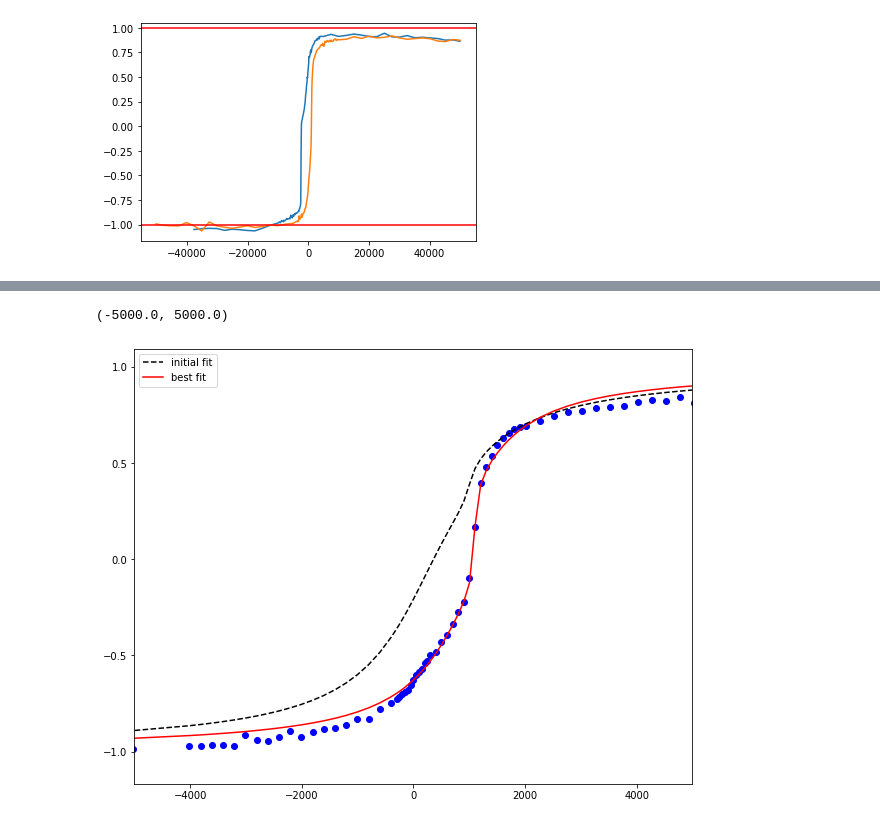
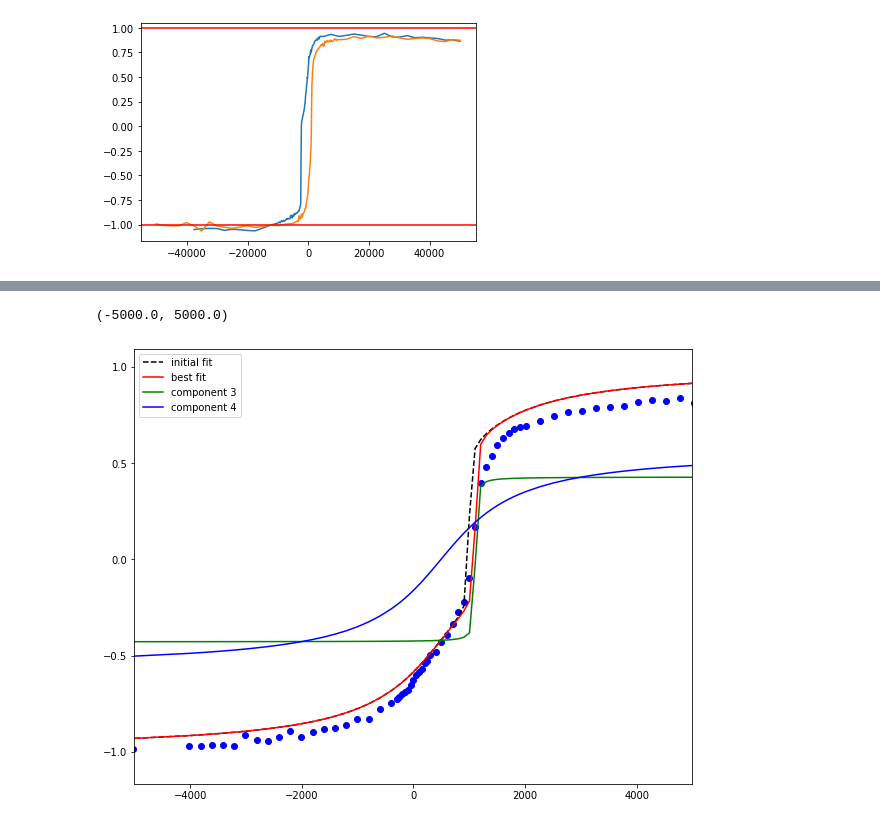
Before and after one commit to OliwiaP/First_Repo, a Jupyter notebook: hist_loop.ipynb, the cells around one changed output, grey strips where cells are left out. Saved outputs shown, nothing was run; the diff lists cells and outputs as text; code cells hidden in the pictures.

```diff
--- a/hist_loop.ipynb
+++ b/hist_loop.ipynb
@@ -180,5 +184,5 @@ mod = Model(f)
 # %%
-result = mod.fit(mln, x=hln, params=pars)
+result = mod.fit(mun, x=hun, params=pars)
 print(result.fit_report())
 # %% [output]
 [[Model]]
@@ -200,0 +229,22 @@ print(result.fit_report())
+# %%
+# fitowanie dolnej galezi
+pars.add('H3', value=1000)
+# %%
+def f_component3(x, H3):
+    M3 = result.best_values['M1']
+    g3 = result.best_values['g1']
+    return 2.0 / np.pi * M3 * np.arctan(g3*(x-H3))
+
+def f_component4(x):
+    M4 = result.best_values['M2']
+    g4 = result.best_values['g2']
+    H4 = 0 - result.best_values['H2']
+    return 2.0 / np.pi * M4 * np.arctan(g4*(x-H4))
+
+mod_comp3 = Model(f_component3)
+mod_comp4 = Model(f_component4)
+
+modu = mod_comp3 + mod_comp4
+# %%
+result2 = modu.fit(mln, x=hln, params=pars)
+print(result2.fit_report())
@@ -201,11 +269,24 @@ print(result.fit_report())
 # %%
-fig, ax = plt.subplots(figsize=(10,8))    # tylko rozmiar wykresu, zeby bylo cos widac
+fig, ax = plt.subplots(figsize=(10,8))
+
 
 plt.plot(hln, mln, 'bo')
-plt.plot(hln, result.init_fit, 'k--', label='initial fit')
-plt.plot(hln, result.best_fit, 'r-', label='best fit')
+plt.plot(hln, result2.init_fit, 'k--', label='initial fit')
+plt.plot(hln, result2.best_fit, 'r-', label='best fit')
+
+plt.plot(hln, mod_comp3.eval(x=hln,
+                             M3=result.best_values['M1'],
+                             g3=result.best_values['g1'],
+                             H3=result2.best_values['H3']),
+         'g-', label='component 3')
+plt.plot(hln, mod_comp4.eval(x=hln,
+                             M4 = result.best_values['M2'],
+                             g4 = result.best_values['g2'],
+                             H4 = 0 - result.best_values['H2']),
+         'b-', label='component 4')
+
 plt.legend(loc='best')
 plt.xlim(-5000, 5000)
 # %% [output]
 (-5000.0, 5000.0)
-[figure, old version]
+[figure, new version]
```
Also changed, not shown: parts of 14 cells of this notebook.
